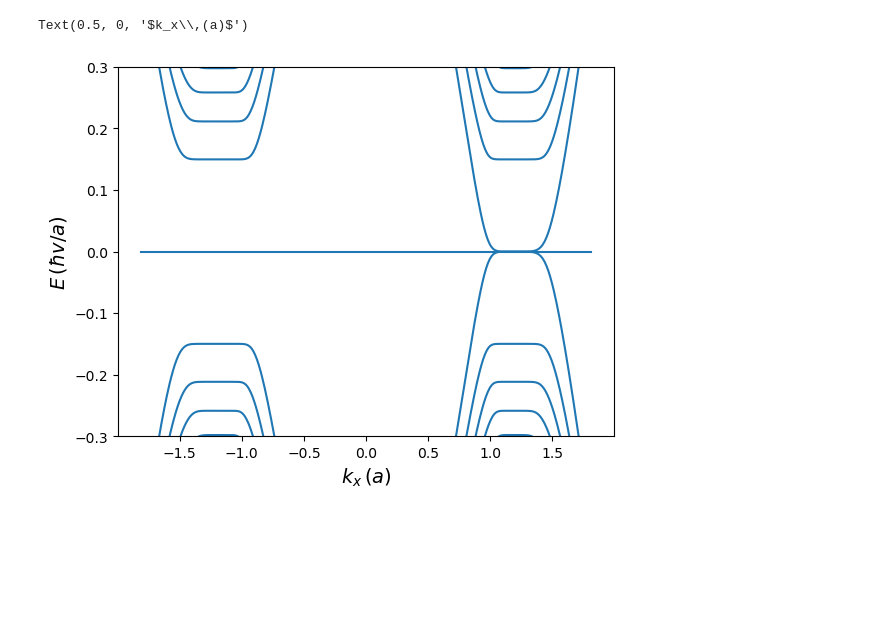
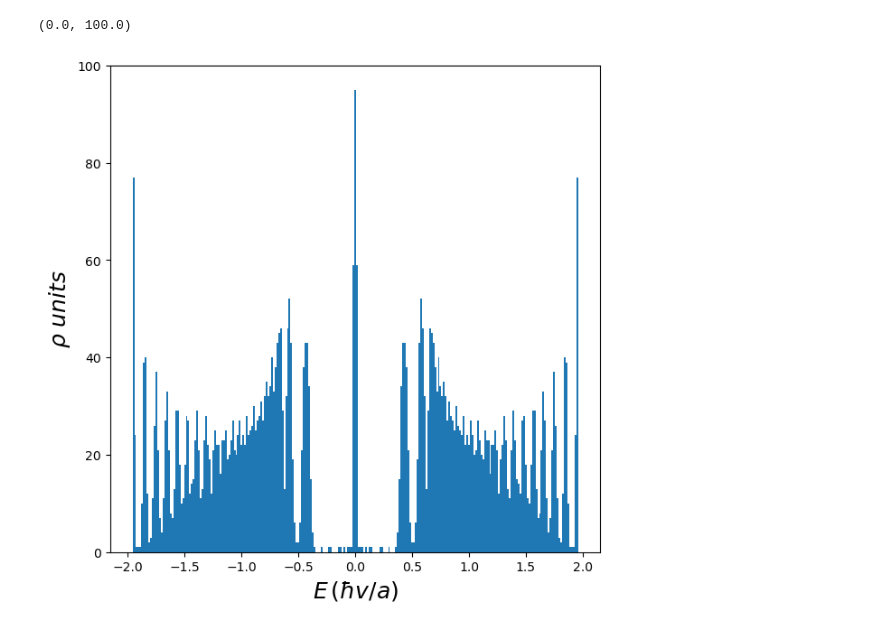
Before and after one commit to adonvel/tangent-magnetic-field, a Jupyter notebook: graph_square.ipynb, the cells around one changed output. Drawn from its saved outputs; the diff is of its cells as text; code cells hidden in the pictures; blank space fills up the shorter version.

```diff
--- a/graph_square.ipynb
+++ b/graph_square.ipynb
@@ -13,26 +13,31 @@ sigma_z = np.array([[1,0],[0,-1]])
 # %%
 parameters = {
     'width' : 50, # This is in units of 3a
+    'length' : 25,
     'bottom_bearded' : True,
     'top_bearded' : False,
-    'mag_field' : 0.005,
-    'noise' : 0,
+    'mag_field' : 0.1,
+    'noise' : 0.5,
     'seed' : 0
              }
-#Calculate bands
-momenta, bands = mb.graphene_bands(parameters, npoints = 501)
+#Calculate spectrum
+#spectrum = mb.graphene_spectrum(parameters)
+spectrum = graphene_spectrum(parameters)
-# %%
-#Plot bands
-fig = plt.figure()
-ax = fig.add_subplot(111)
-
-for i in range(bands.shape[1]):
-    ax.plot(momenta,bands[:,i], c = 'C0')
-
-ax.set_ylim(-0.3,0.3)
-#ax.set_xlim(-pi/np.sqrt(3),-0.5)
-ax.set_ylabel(r'$E\,(\hbar v/a)$',fontsize = 14)
-ax.set_xlabel(r'$k_x\,(a)$',fontsize = 14)
-# %% [output]
-Text(0.5, 0, '$k_x\\,(a)$')
-[figure, removed]
+# %%
+nbins = parameters['width']*parameters['length']//5+1-(parameters['width']*parameters['length']//5)%2
+#nbins = 201
+density_of_states, bin_edges = np.histogram(spectrum, bins = nbins, density = False)
+
+x = (bin_edges[1:]+bin_edges[:-1])/2
+dx = (bin_edges[1]-bin_edges[0])/2
+
+fig = plt.figure(figsize = (7,7))
+ax = fig.add_subplot(111)
+ax.bar(x,density_of_states,width = 2*dx)
+ax.set_ylabel(r"$\rho$ $units$",fontsize = 18)
+ax.set_xlabel(r"$E\,(\hbar v/a)$",fontsize = 18)
+#ax.axvline(np.sqrt(2*parameters['mag_field']), c = 'C3')######################## Skipping orbits centered the edge of the ribbon
+ax.set_ylim(0,100)
+# %% [output]
+(0.0, 100.0)
+[figure, added]
```
Also changed, not shown: parts of 6 cells of this notebook, 1 other file.
